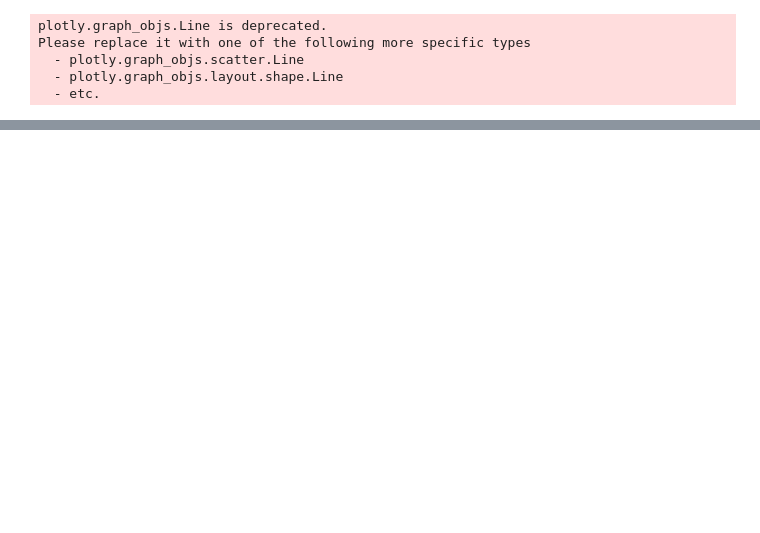
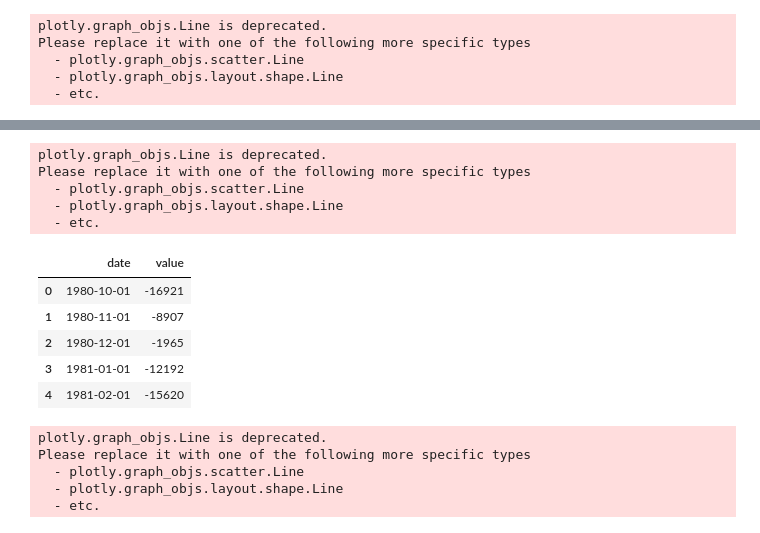
Before and after one commit to mdominguez2010/economic-inequality, a Jupyter notebook: data.ipynb, the cells around one changed output, grey strips where cells are left out. Drawn from its saved outputs; the diff is of its cells as text; code cells hidden in the pictures; blank space fills up the shorter version.

```diff
--- a/data.ipynb
+++ b/data.ipynb
@@ -96,0 +139,39 @@ Please replace it with one of the following more specific types
+# %%
+# Share of Consumer Credit held by Wealth Percentile
+line_width = 3
+wealth_dict = {
+    'Top 1%': ['WFRBST01130', 'blue'],
+    '90th to 99th Percentiles': ['WFRBSN09157', 'orange'],
+    '50th to 90th Percentiles': ['WFRBSN40184', 'red'],
+    'Bottom 50%': ['WFRBSB50211', 'green']
+}
+
+# Create a style traces
+fig = go.Figure()
+
+for k, v in races_dict.items():
+    current_df = fred.get_series_df(wealth_dict[k][0])[['date', 'value']]
+    filter_ = (current_df['date'] >= '1989-07-01') & (current_df['date'] <= '2020-10-01')
+
+    fig.add_trace(go.Line(x=current_df[filter_].iloc[:, 0],
+                          y=current_df[filter_].iloc[:, 1],
+                          mode='lines+markers',
+                          name=f'{k}',
+                          line=dict(color=wealth_dict[k][1], width=line_width)))
+
+# Edit layout
+fig.update_layout(title='Share of Consumer Credit, by Wealth Percentile',
+                  xaxis_title = 'Year',
+                  yaxis_title = 'Pct of Aggregate')
+
+fig.update_yaxes(nticks=10)
+
+fig.update_xaxes(nticks=30)
+
+fig.show();
+# %% [output]
+plotly.graph_objs.Line is deprecated.
+Please replace it with one of the following more specific types
+  - plotly.graph_objs.scatter.Line
+  - plotly.graph_objs.layout.shape.Line
+  - etc.
@@ -96,0 +211,39 @@ Please replace it with one of the following more specific types
+# %%
+surplus_deficit = fred.get_series_df('MTSDS133FMS')[['date', 'value']]
+surplus_deficit.head()
+# %% [output]
+|  | date | value |
+| 0 | 1980-10-01 | -16921 |
+| 1 | 1980-11-01 | -8907 |
+| 2 | 1980-12-01 | -1965 |
+| 3 | 1981-01-01 | -12192 |
+| 4 | 1981-02-01 | -15620 |
+# %%
+line_width = 3
+# Federal Surplus or Deficit
+surplus_deficit = fred.get_series_df('MTSDS133FMS')[['date', 'value']]
+# Create a style traces
+fig = go.Figure()
+
+fig.add_trace(go.Line(x=surplus_deficit.iloc[:, 0],
+                        y=surplus_deficit.iloc[:, 1],
+                        mode='lines+markers',
+                        name='Millions of Dollars',
+                        line=dict(color='green', width=line_width)))
+
+# Edit layout
+fig.update_layout(title='Federal Surplus or Deficit',
+                  xaxis_title = 'Year',
+                  yaxis_title = 'Millions of Dollars')
+
+fig.update_yaxes(nticks=20)
+
+fig.update_xaxes(dtick=6)
+
+fig.show();
+# %% [output]
+plotly.graph_objs.Line is deprecated.
+Please replace it with one of the following more specific types
+  - plotly.graph_objs.scatter.Line
+  - plotly.graph_objs.layout.shape.Line
+  - etc.
```
Also changed, not shown: parts of 9 cells of this notebook.
